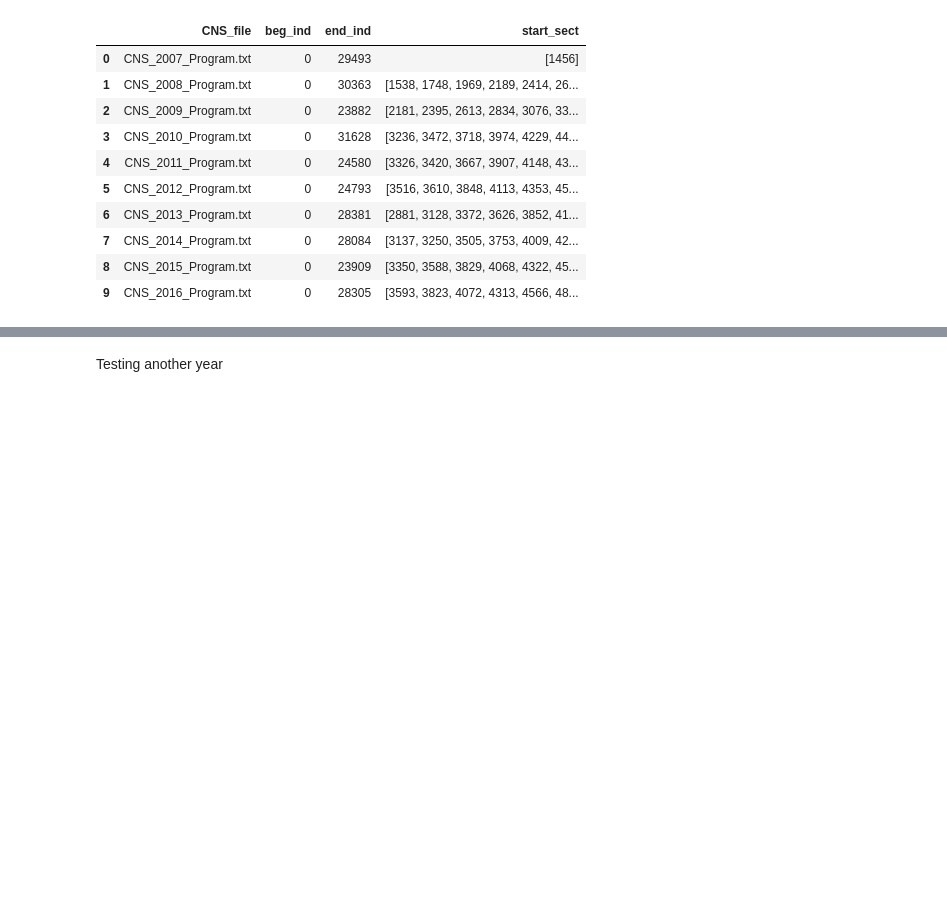
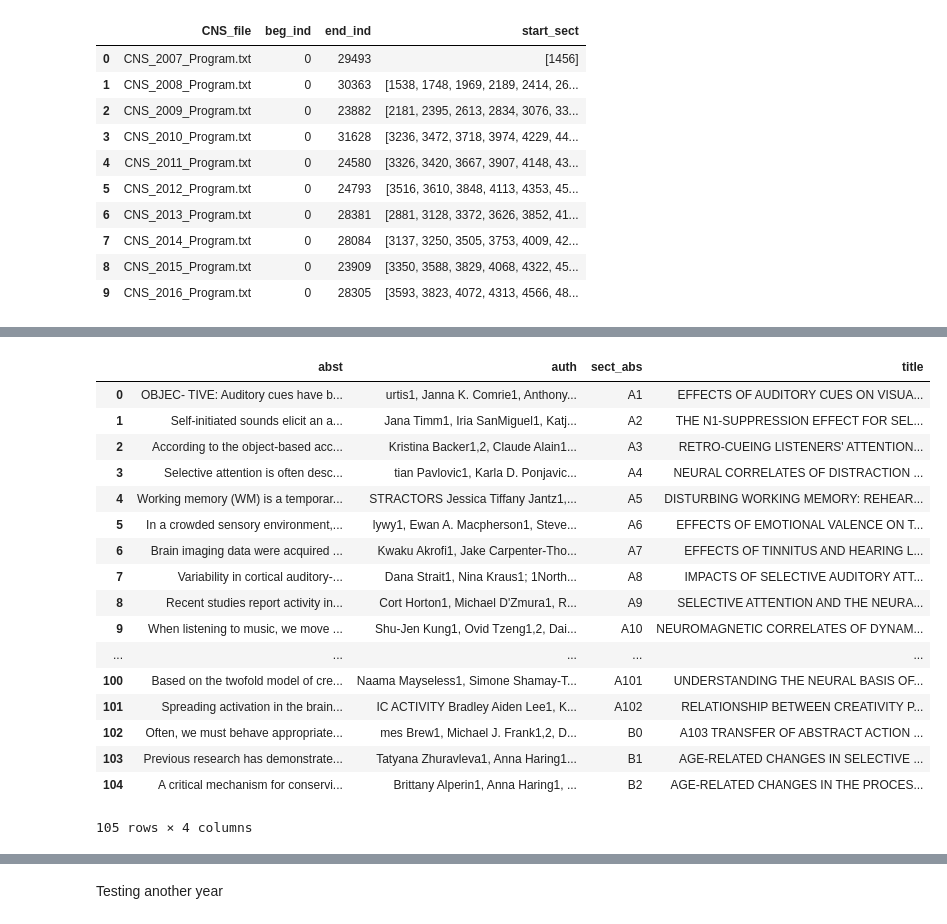
Before and after one commit to voytekresearch/IdentityCrisis, a Jupyter notebook: scrape/scrape_abstracts_DC-Cleanup-applying multi year.ipynb, the cells around one changed output, grey strips where cells are left out. Drawn from its saved outputs; the diff is of its cells as text; code cells hidden in the pictures; blank space fills up the shorter version.

```diff
--- a/scrape/scrape_abstracts_DC-Cleanup-applying multi year.ipynb
+++ b/scrape/scrape_abstracts_DC-Cleanup-applying multi year.ipynb
@@ -283,0 +487,23 @@ SyntaxError: unexpected EOF while parsing (<ipython-input-33-81cd90e6f368>, line
+# %%
+#making a datatable to see how the data fills the table which will help better understand the format i need to put the data into
+try_table=pd.DataFrame({'sect_abs':sect_abs,'abst':abst,'title':title,'auth':auth})
+try_table[0:105]
+# %% [output]
+|  | abst | auth | sect_abs | title |
+| 0 | OBJEC- TIVE: Auditory cues have b... | urtis1, Janna K. Comrie1, Anthony... | A1 | EFFECTS OF AUDITORY CUES ON VISUA... |
+| 1 | Self-initiated sounds elicit an a... | Jana Timm1, Iria SanMiguel1, Katj... | A2 | THE N1-SUPPRESSION EFFECT FOR SEL... |
+| 2 | According to the object-based acc... | Kristina Backer1,2, Claude Alain1... | A3 | RETRO-CUEING LISTENERS' ATTENTION... |
+| 3 | Selective attention is often desc... | tian Pavlovic1, Karla D. Ponjavic... | A4 | NEURAL CORRELATES OF DISTRACTION ... |
+| 4 | Working memory (WM) is a temporar... | STRACTORS Jessica Tiffany Jantz1,... | A5 | DISTURBING WORKING MEMORY: REHEAR... |
+| 5 | In a crowded sensory environment,... | lywy1, Ewan A. Macpherson1, Steve... | A6 | EFFECTS OF EMOTIONAL VALENCE ON T... |
+| 6 | Brain imaging data were acquired ... | Kwaku Akrofi1, Jake Carpenter-Tho... | A7 | EFFECTS OF TINNITUS AND HEARING L... |
+| 7 | Variability in cortical auditory-... | Dana Strait1, Nina Kraus1; 1North... | A8 | IMPACTS OF SELECTIVE AUDITORY ATT... |
+| 8 | Recent studies report activity in... | Cort Horton1, Michael D'Zmura1, R... | A9 | SELECTIVE ATTENTION AND THE NEURA... |
+| 9 | When listening to music, we move ... | Shu-Jen Kung1, Ovid Tzeng1,2, Dai... | A10 | NEUROMAGNETIC CORRELATES OF DYNAM... |
+| ... | ... | ... | ... | ... |
+| 100 | Based on the twofold model of cre... | Naama Mayseless1, Simone Shamay-T... | A101 | UNDERSTANDING THE NEURAL BASIS OF... |
+| 101 | Spreading activation in the brain... | IC ACTIVITY Bradley Aiden Lee1, K... | A102 | RELATIONSHIP BETWEEN CREATIVITY P... |
+| 102 | Often, we must behave appropriate... | mes Brew1, Michael J. Frank1,2, D... | B0 | A103 TRANSFER OF ABSTRACT ACTION ... |
+| 103 | Previous research has demonstrate... | Tatyana Zhuravleva1, Anna Haring1... | B1 | AGE-RELATED CHANGES IN SELECTIVE ... |
+| 104 | A critical mechanism for conservi... | Brittany Alperin1, Anna Haring1, ... | B2 | AGE-RELATED CHANGES IN THE PROCES... |
+105 rows × 4 columns
```
Also changed, not shown: parts of 5 cells of this notebook, 1 other file.
